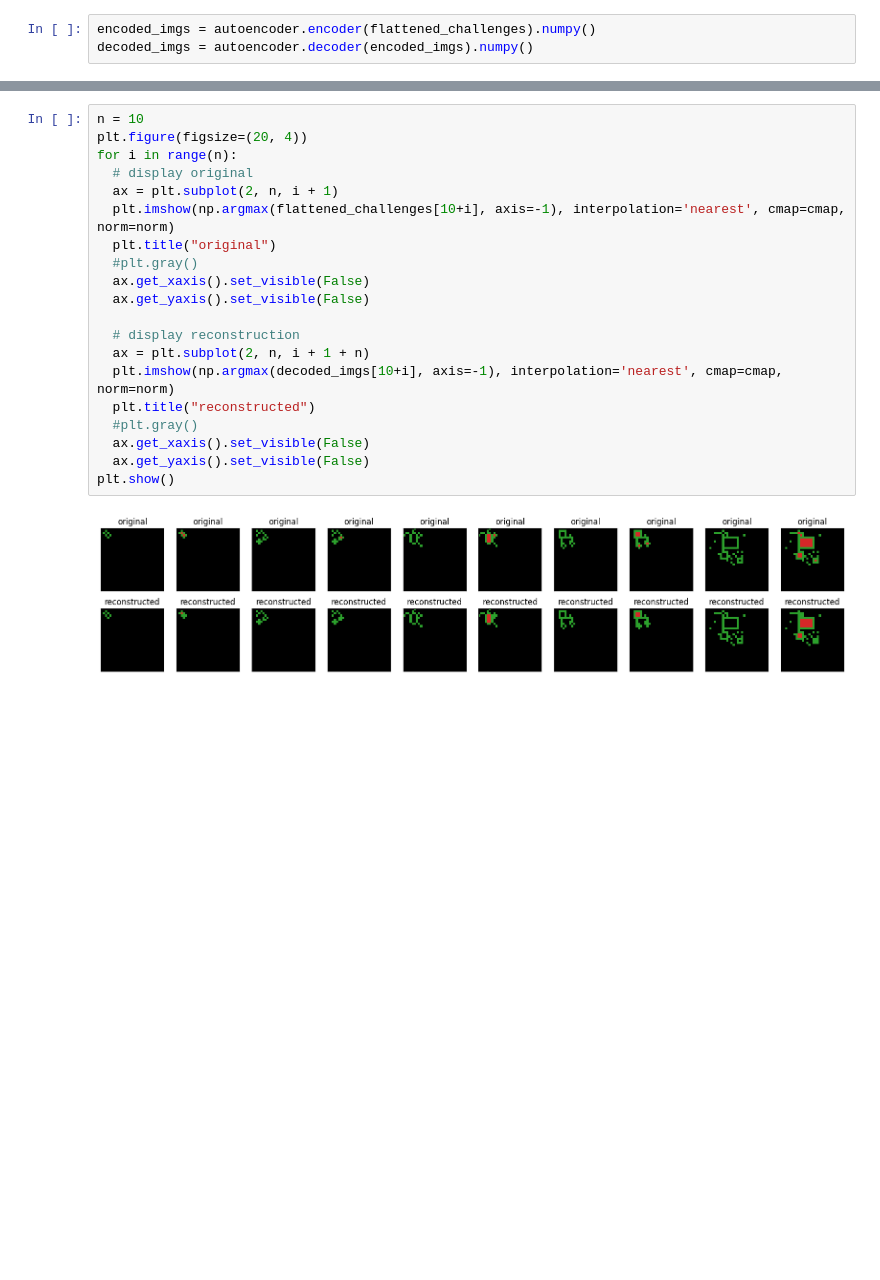
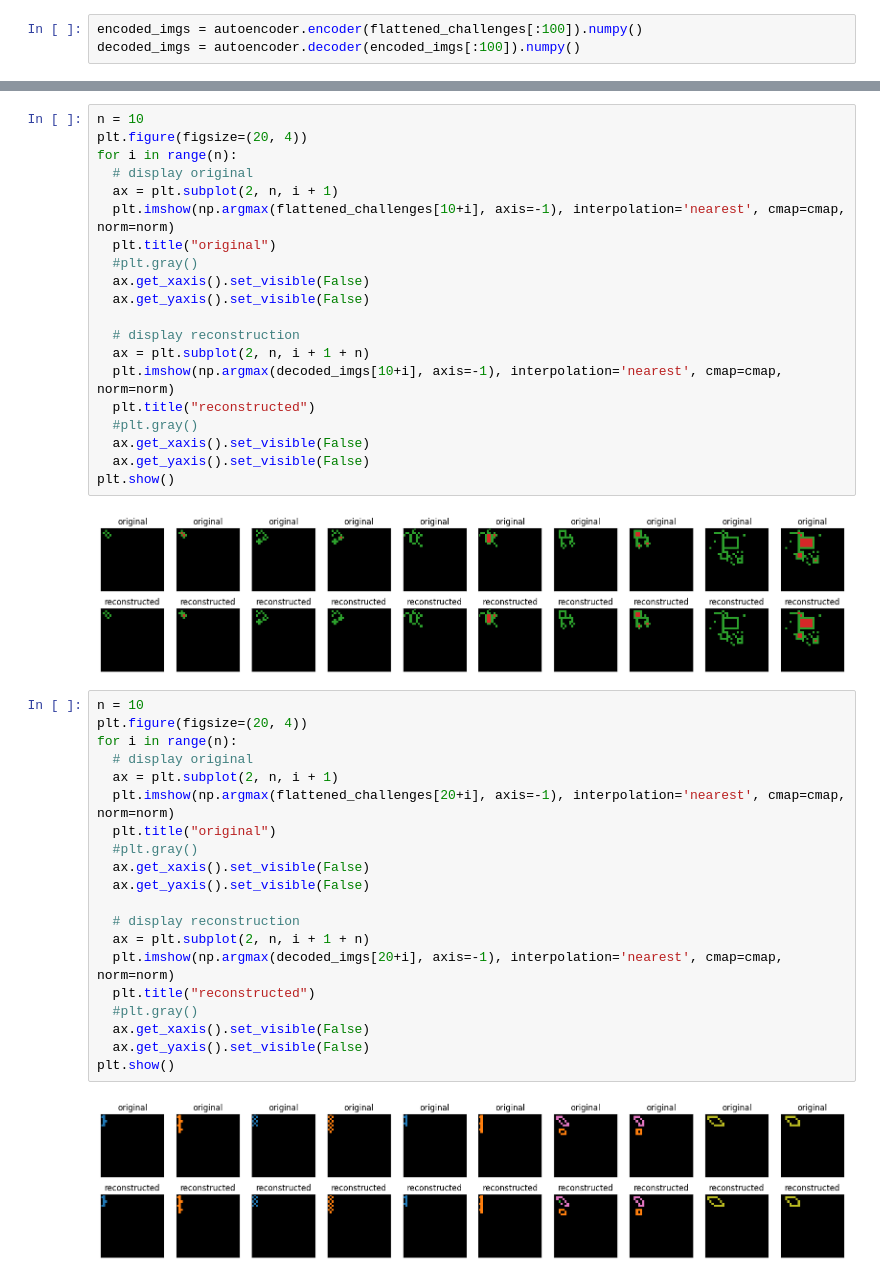
Before and after one commit to Pumafi/problem_solving_rl_pumafi, a Jupyter notebook: autoencoder_test.ipynb, the cells around one changed output, grey strips where cells are left out. Saved outputs shown, nothing was run; the diff lists cells and outputs as text; blank space fills up the shorter version.

```diff
--- a/autoencoder_test.ipynb
+++ b/autoencoder_test.ipynb
@@ -247,6 +280,6 @@ plt.legend()
 # %%
-encoded_imgs = autoencoder.encoder(flattened_challenges).numpy()
-decoded_imgs = autoencoder.decoder(encoded_imgs).numpy()
+encoded_imgs = autoencoder.encoder(flattened_challenges[:100]).numpy()
+decoded_imgs = autoencoder.decoder(encoded_imgs[:100]).numpy()
 # %%
 n = 10
 plt.figure(figsize=(20, 4))
@@ -291,3 +324,25 @@ for i in range(n):
 plt.show()
 # %% [output]
 [figure]
+# %%
+n = 10
+plt.figure(figsize=(20, 4))
+for i in range(n):
+  # display original
+  ax = plt.subplot(2, n, i + 1)
+  plt.imshow(np.argmax(flattened_challenges[20+i], axis=-1), interpolation='nearest', cmap=cmap, norm=norm)
+  plt.title("original")
+  #plt.gray()
+  ax.get_xaxis().set_visible(False)
+  ax.get_yaxis().set_visible(False)
+
+  # display reconstruction
+  ax = plt.subplot(2, n, i + 1 + n)
+  plt.imshow(np.argmax(decoded_imgs[20+i], axis=-1), interpolation='nearest', cmap=cmap, norm=norm)
+  plt.title("reconstructed")
+  #plt.gray()
+  ax.get_xaxis().set_visible(False)
+  ax.get_yaxis().set_visible(False)
+plt.show()
+# %% [output]
+[figure, added]
```
Also changed, not shown: parts of 8 cells of this notebook.
